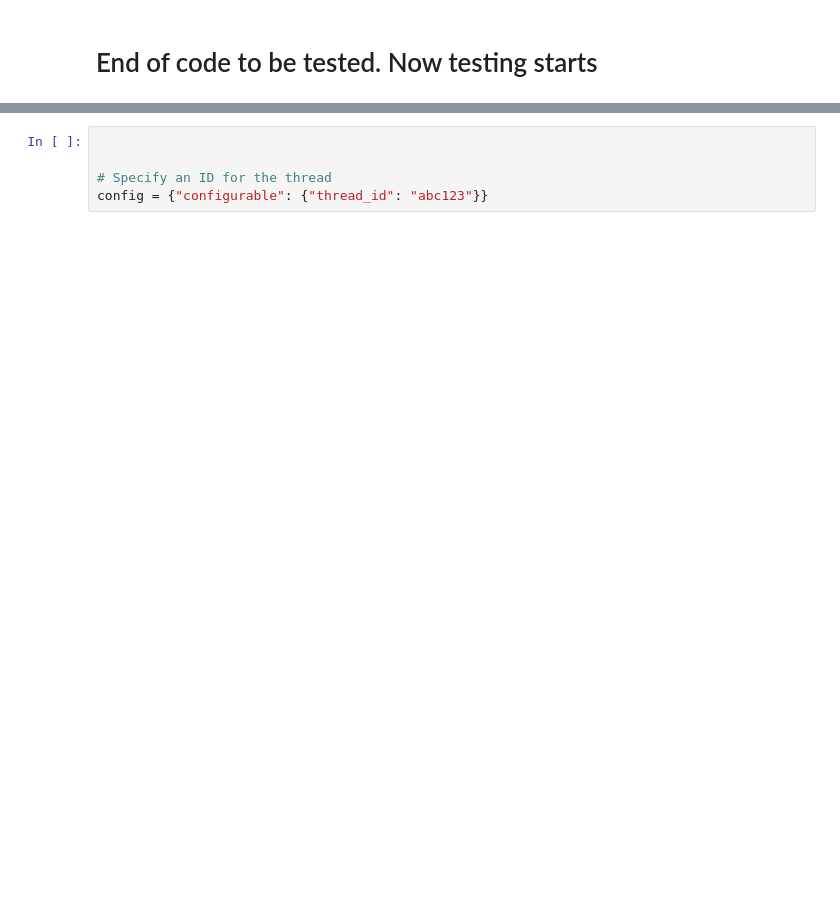
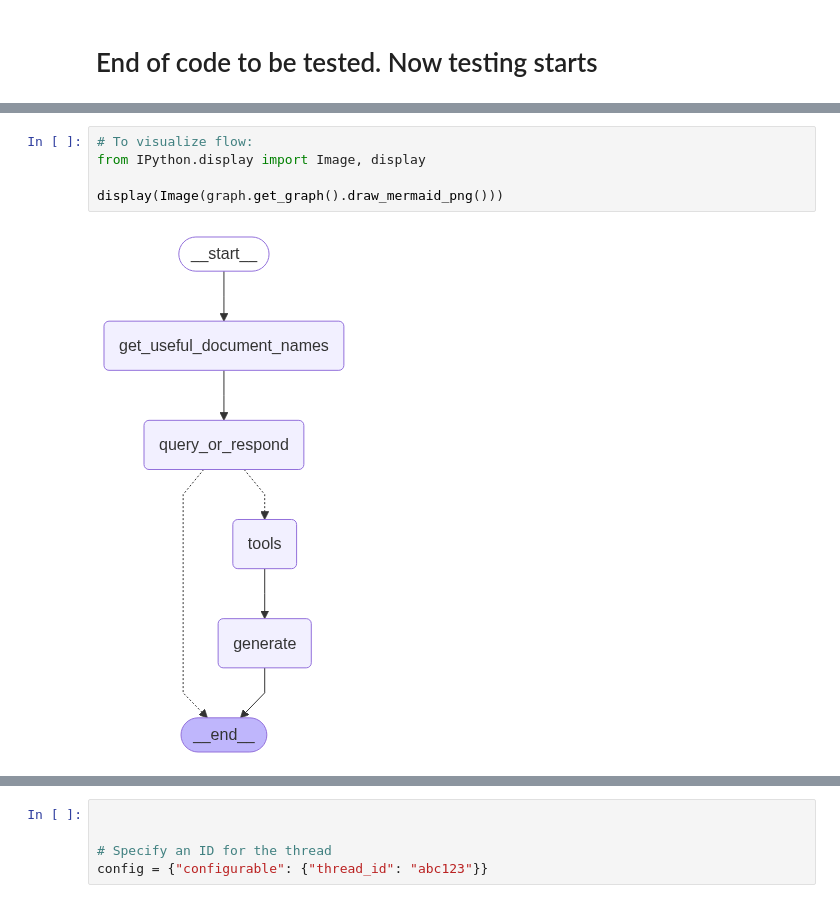
Before and after one commit to CarlosIvan9/boardgames-assistant, a Jupyter notebook: notebooks/rag-to-deploy.ipynb, the cells around one changed output, grey strips where cells are left out. Cells and saved outputs as stored; diff of their text form; blank space fills up the shorter version.

```diff
--- a/notebooks/rag-to-deploy.ipynb
+++ b/notebooks/rag-to-deploy.ipynb
@@ -425,0 +445,7 @@ display(Image(graph.get_graph().draw_mermaid_png()))
+# %%
+# To visualize flow:
+from IPython.display import Image, display
+
+display(Image(graph.get_graph().draw_mermaid_png()))
+# %% [output]
+[figure, added]
```
Also changed, not shown: parts of 32 cells of this notebook.
